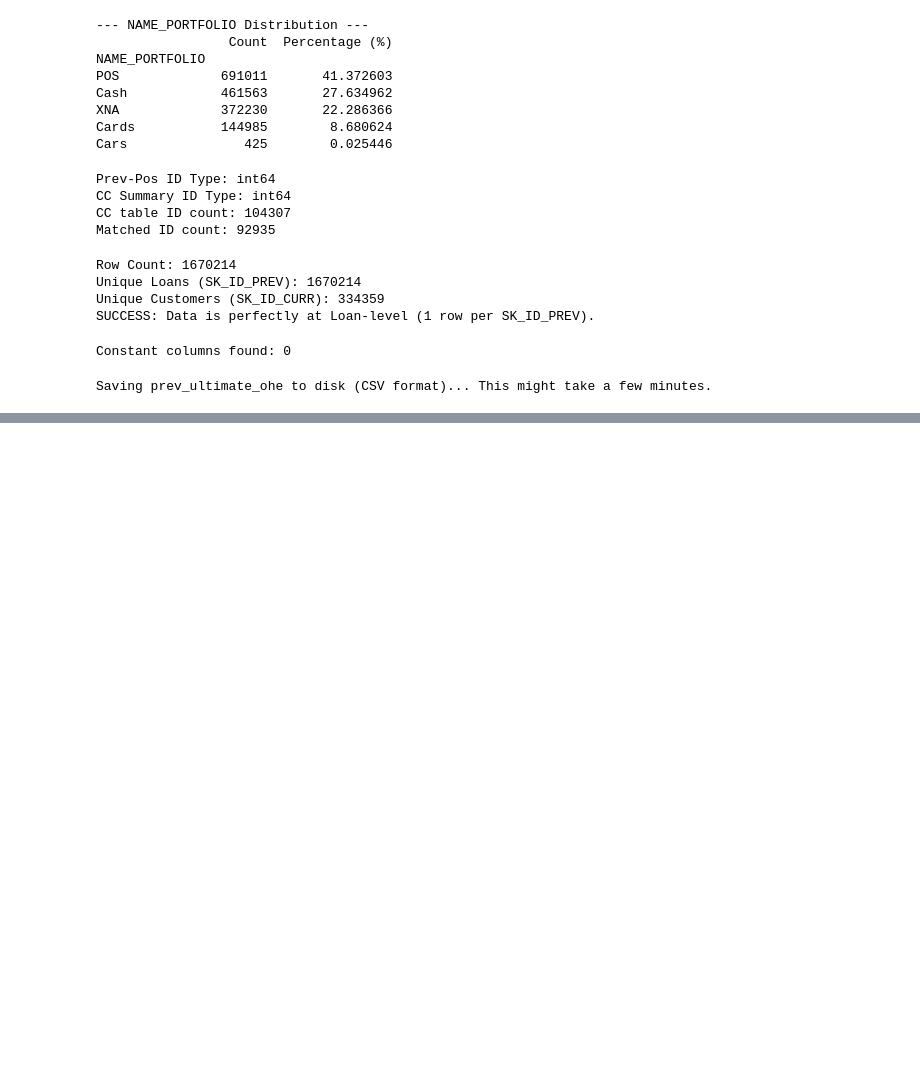
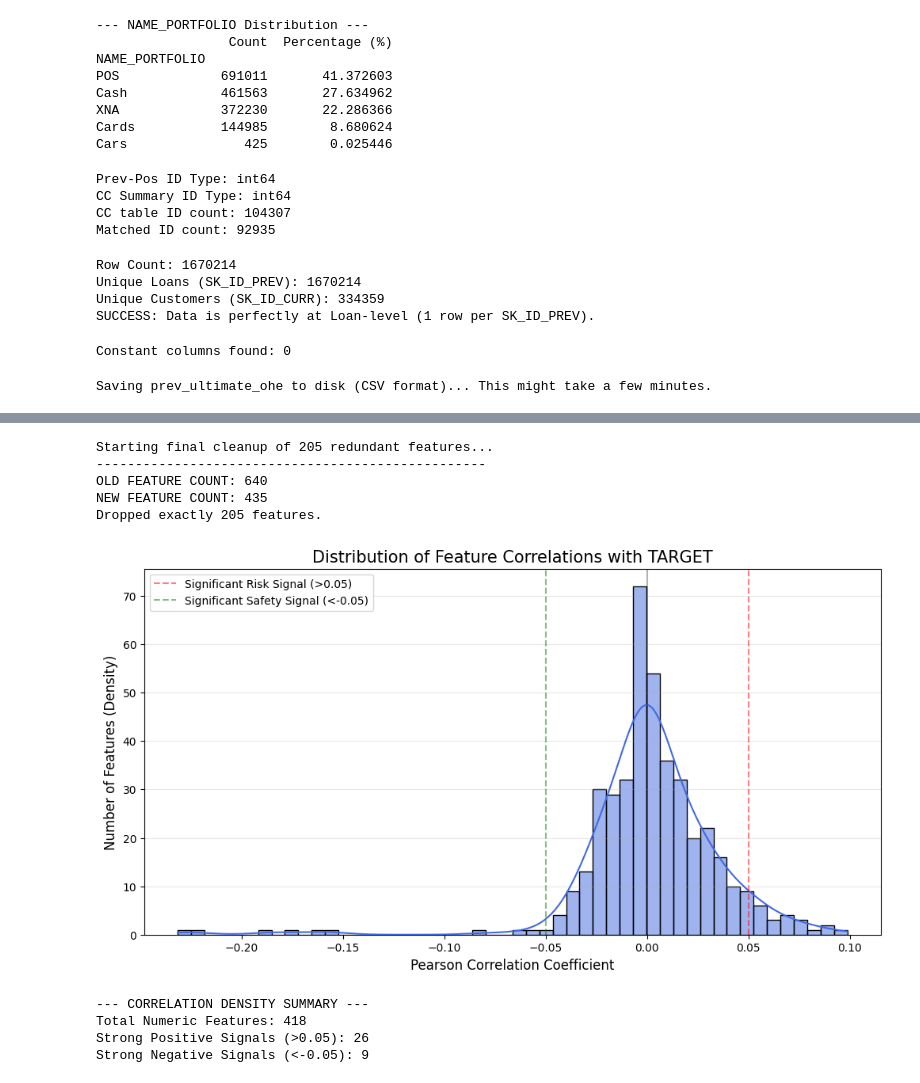
Before and after one commit to ErenReyhanlioglu/Credit_Risk_Analysis, a Jupyter notebook: notebooks/01_data_integrity_check.ipynb, the cells around one changed output, grey strips where cells are left out. Drawn from its saved outputs; the diff is of its cells as text; code cells hidden in the pictures; blank space fills up the shorter version.

```diff
--- a/notebooks/01_data_integrity_check.ipynb
+++ b/notebooks/01_data_integrity_check.ipynb
@@ -936,0 +972,4 @@ Saving prev_ultimate_ohe to disk (CSV format)... This might take a few minutes.
+# %%
+prev_ultimate_ohe['SK_ID_CURR'] = prev_ultimate_ohe['SK_ID_CURR_x']
+junk_ids = [col for col in prev_ultimate_ohe.columns if col.startswith('SK_ID_CURR_')]
+prev_ultimate_ohe.drop(columns=junk_ids, inplace=True, errors='ignore')
@@ -936,0 +1156,57 @@ Saving prev_ultimate_ohe to disk (CSV format)... This might take a few minutes.
+# %%
+# The 'high_corr_drops' list was already generated by our run_pre_modeling_analysis function
+print(f"Starting final cleanup of {len(high_corr_drops)} redundant features...")
+
+train_final = train_mega.drop(columns=high_corr_drops, errors='ignore')
+test_final = test_mega.drop(columns=high_corr_drops, errors='ignore')
+
+print("-" * 50)
+print(f"OLD FEATURE COUNT: {train_mega.shape[1]}")
+print(f"NEW FEATURE COUNT: {train_final.shape[1]}")
+print(f"Dropped exactly {train_mega.shape[1] - train_final.shape[1]} features.")
+
+for col in train_final.select_dtypes(include=['float64']).columns:
+    train_final[col] = train_final[col].astype(np.float32)
+    test_final[col] = test_final[col].astype(np.float32)
+# %% [output]
+Starting final cleanup of 205 redundant features...
+--------------------------------------------------
+OLD FEATURE COUNT: 640
+NEW FEATURE COUNT: 435
+Dropped exactly 205 features.
+# %%
+import matplotlib.pyplot as plt
+import seaborn as sns
+import numpy as np
+
+# 1. Calculate correlations ONLY for numeric columns
+# numeric_only=True parametresi hayat kurtarır
+all_correlations = train_final.corr(numeric_only=True)['TARGET'].drop('TARGET').dropna()
+
+# 2. Plotting the Distribution
+plt.figure(figsize=(12, 6))
+sns.histplot(all_correlations, bins=50, kde=True, color='royalblue', edgecolor='black')
+
+# Visual guides for Signal Zones
+plt.axvline(x=0.05, color='red', linestyle='--', alpha=0.5, label='Significant Risk Signal (>0.05)')
+plt.axvline(x=-0.05, color='green', linestyle='--', alpha=0.5, label='Significant Safety Signal (<-0.05)')
+plt.axvline(x=0, color='black', linestyle='-', alpha=0.3)
+
+plt.title('Distribution of Feature Correlations with TARGET', fontsize=15)
+plt.xlabel('Pearson Correlation Coefficient', fontsize=12)
+plt.ylabel('Number of Features (Density)', fontsize=12)
+plt.legend()
+plt.grid(axis='y', alpha=0.3)
+plt.show()
+
+# 3. Summary Statistics
+print("--- CORRELATION DENSITY SUMMARY ---")
+print(f"Total Numeric Features: {len(all_correlations)}")
+print(f"Strong Positive Signals (>0.05): {len(all_correlations[all_correlations > 0.05])}")
+print(f"Strong Negative Signals (<-0.05): {len(all_correlations[all_correlations < -0.05])}")
+# %% [output]
+[figure, added]
+--- CORRELATION DENSITY SUMMARY ---
+Total Numeric Features: 418
+Strong Positive Signals (>0.05): 26
+Strong Negative Signals (<-0.05): 9
```
Also changed, not shown: parts of 12 cells of this notebook, 2 other files.
